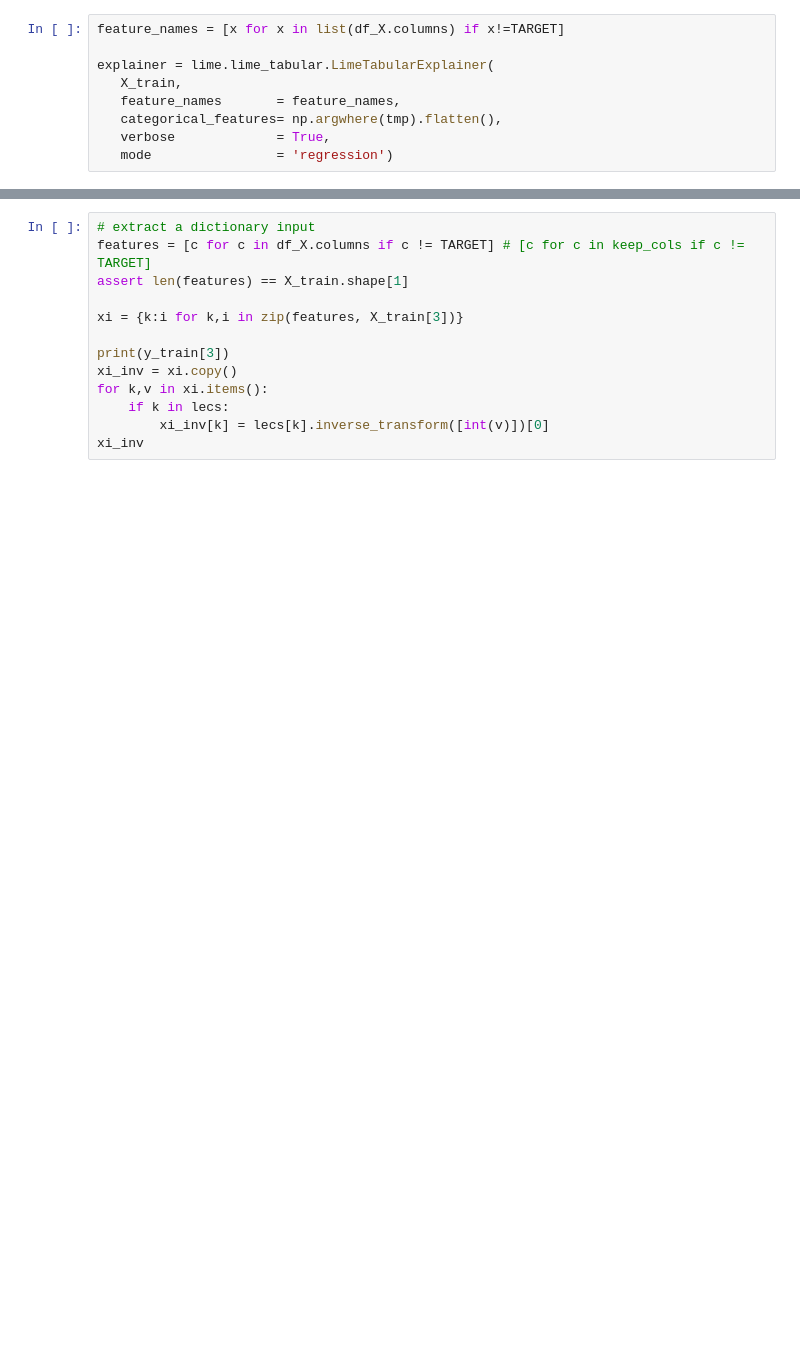
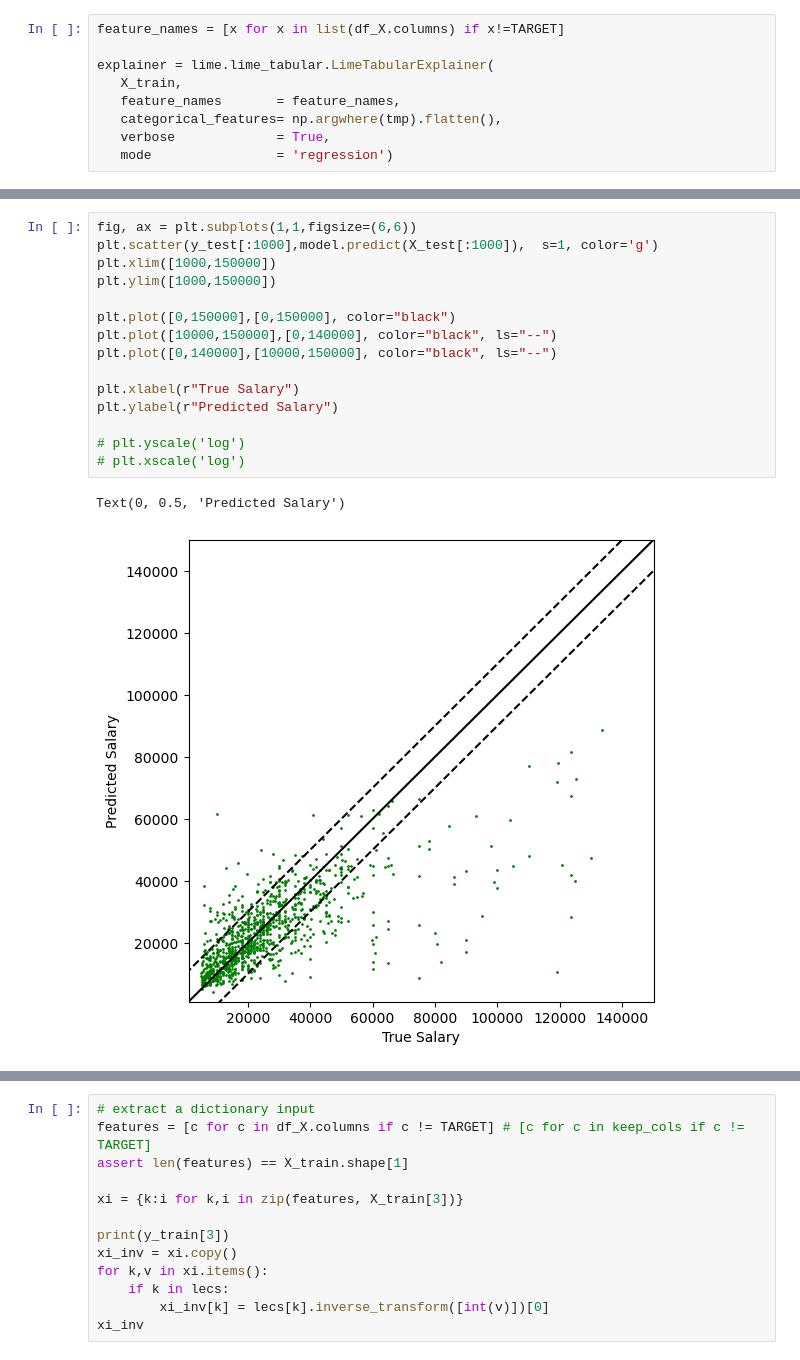
Before and after one commit to 6point6/terraform-templates-aws, a Jupyter notebook: demo-notebooks/backup/Demo_03_Neat.ipynb, the cells around one changed output, grey strips where cells are left out. Drawn from its saved outputs; the diff is of its cells as text; blank space fills up the shorter version.

```diff
--- a/demo-notebooks/backup/Demo_03_Neat.ipynb
+++ b/demo-notebooks/backup/Demo_03_Neat.ipynb
@@ -1688,0 +1489,18 @@ Right: 13887.811245978066
+# %%
+fig, ax = plt.subplots(1,1,figsize=(6,6))
+plt.scatter(y_test[:1000],model.predict(X_test[:1000]),  s=1, color='g')
+plt.xlim([1000,150000])
+plt.ylim([1000,150000])
+
+plt.plot([0,150000],[0,150000], color="black")
+plt.plot([10000,150000],[0,140000], color="black", ls="--")
+plt.plot([0,140000],[10000,150000], color="black", ls="--")
+
+plt.xlabel(r"True Salary")
+plt.ylabel(r"Predicted Salary")
+
+# plt.yscale('log')
+# plt.xscale('log')
+# %% [output]
+Text(0, 0.5, 'Predicted Salary')
+[figure, added]
```
Also changed, not shown: parts of 48 cells of this notebook, 1 other file.
